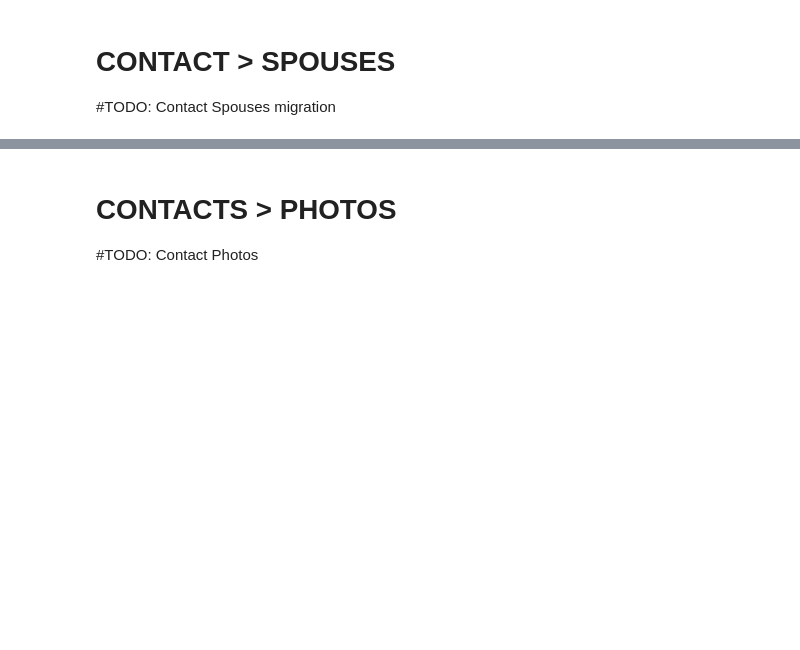
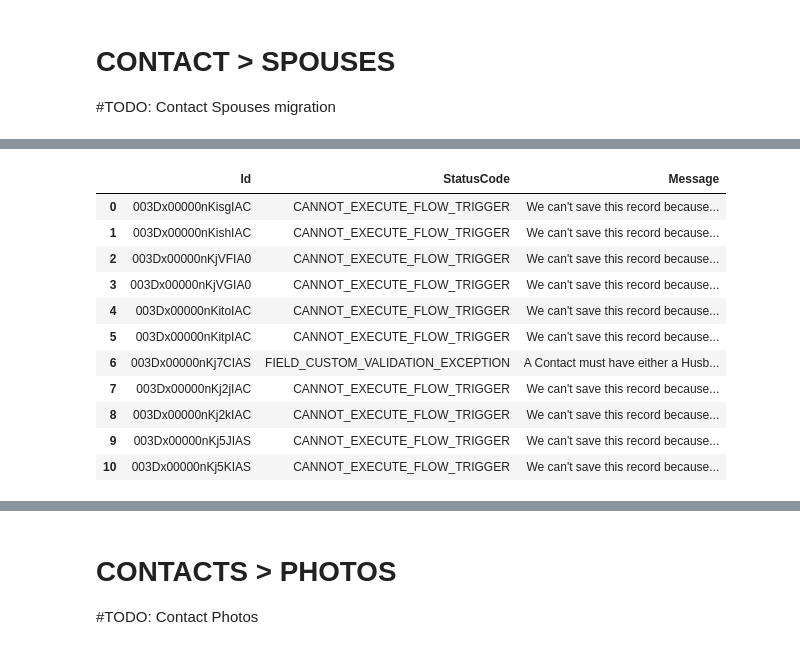
Before and after one commit to Cath-Strategic-Tech/adpdx_etl, a Jupyter notebook: ADPDX_ClergyDB.ipynb, the cells around one changed output, grey strips where cells are left out. Saved outputs shown, nothing was run; the diff lists cells and outputs as text; code cells hidden in the pictures; blank space fills up the shorter version.

```diff
--- a/ADPDX_ClergyDB.ipynb
+++ b/ADPDX_ClergyDB.ipynb
@@ -2562,3 +1851,14 @@ def determine_ministerial_status(df):
+# %%
+def remove_mailing_address_for_lay_person(row):
+    if row['ContactRecordType'] == 'Lay_Person':
+        row['MailingStreet'] = ''
+        row['MailingCity'] = ''
+        row['MailingState'] = ''
+        row['MailingPostalCode'] = ''
+        row['MailingCountry'] = ''
+    return row
+
+df_contact_staging = df_contact_staging.apply(remove_mailing_address_for_lay_person, axis=1)
 # %% [markdown]
 ### Religious Congregation
 
@@ -2690,23 +1930,38 @@ def update_incardinated_accounts(sf, df, column_name, record_type_dev_name, chur
     """
     Update the DataFrame by getting or creating Salesforce accounts for the values in the specified column.
 
+    For each account name:
+      - If the name contains "Diocese" or "Archdiocese":
+          record_type_dev_name is set to "Church" and church_type is set to "Diocese".
+      - Otherwise:
+          record_type_dev_name is set to "Religious" (with no church_type)
+          and the account's 'mbfc__Religious_Type__c' field is updated to "Congregation".
+
     Parameters:
-    sf (Salesforce): Salesforce connection object
-    df (pd.DataFrame): The DataFrame to update
-    column_name (str): The name of the column to search for account names
-    record_type_dev_name (str): The developer name of the Record Type to use for creating the account
-    church_type (str): The Church Type to set for the new account
-    new_column_name (str): The name of the new column to store the Salesforce account IDs
+      sf (Salesforce): Salesforce connection object.
+      df (pd.DataFrame): The DataFrame to update.
+      column_name (str): The name of the column containing account names.
+      record_type_dev_name (str): (Unused parameter in this updated logic)
+      church_type (str): (Unused parameter in this updated logic)
+      new_column_name (str): The name of the new column to store the Salesforce account IDs.
 
     Returns:
-    pd.DataFrame: The updated DataFrame with the new column containing Salesforce account IDs
+      pd.DataFrame: The updated DataFrame with the new column containing Salesforce account IDs.
     """
     df[new_column_name] = None
 
     for index, row in df.iterrows():
         account_name = row[column_name]
         if pd.notna(account_name):
-            account_id = get_or_create_account(sf, account_name, record_type_dev_name, church_type)
+            if "Diocese" in account_name or "Archdiocese" in account_name:
+                # If the account name contains "Diocese" or "Archdiocese"
+                account_id = get_or_create_account(sf, account_name, 'Church', 'Diocese')
+            else:
+                # For all other accounts, use "Religious" as the record type and update the Religious Type field.
+                account_id = get_or_create_account(sf, account_name, 'Religious', None)
+                # Update the account to set 'mbfc__Religious_Type__c' to "Congregation"
+                sf.Account.update(account_id, {'mbfc__Religious_Type__c': 'Congregation'})
+
             df.at[index, new_column_name] = account_id
 
     return df
@@ -2825,0 +2151,15 @@ with open('results_files/contact_results', 'w', newline='') as csv_file:
+# %%
+error_df
+# %% [output]
+|  | Id | StatusCode | Message |
+| 0 | 003Dx00000nKisgIAC | CANNOT_EXECUTE_FLOW_TRIGGER | We can't save this record because... |
+| 1 | 003Dx00000nKishIAC | CANNOT_EXECUTE_FLOW_TRIGGER | We can't save this record because... |
+| 2 | 003Dx00000nKjVFIA0 | CANNOT_EXECUTE_FLOW_TRIGGER | We can't save this record because... |
+| 3 | 003Dx00000nKjVGIA0 | CANNOT_EXECUTE_FLOW_TRIGGER | We can't save this record because... |
+| 4 | 003Dx00000nKitoIAC | CANNOT_EXECUTE_FLOW_TRIGGER | We can't save this record because... |
+| 5 | 003Dx00000nKitpIAC | CANNOT_EXECUTE_FLOW_TRIGGER | We can't save this record because... |
+| 6 | 003Dx00000nKj7CIAS | FIELD_CUSTOM_VALIDATION_EXCEPTION | A Contact must have either a Husb... |
+| 7 | 003Dx00000nKj2jIAC | CANNOT_EXECUTE_FLOW_TRIGGER | We can't save this record because... |
+| 8 | 003Dx00000nKj2kIAC | CANNOT_EXECUTE_FLOW_TRIGGER | We can't save this record because... |
+| 9 | 003Dx00000nKj5JIAS | CANNOT_EXECUTE_FLOW_TRIGGER | We can't save this record because... |
+| 10 | 003Dx00000nKj5KIAS | CANNOT_EXECUTE_FLOW_TRIGGER | We can't save this record because... |
```
Also changed, not shown: parts of 110 cells of this notebook, 11 other files.
